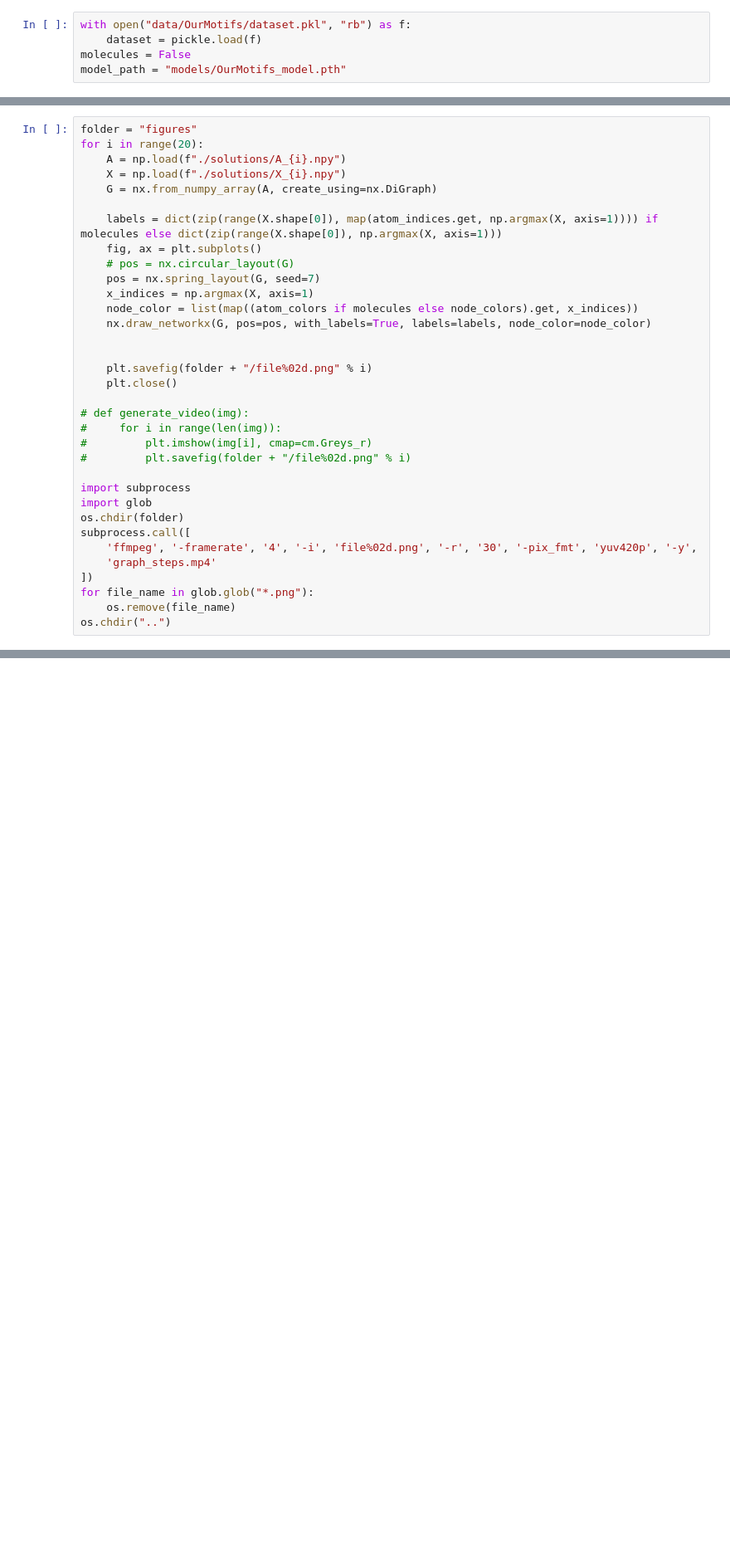
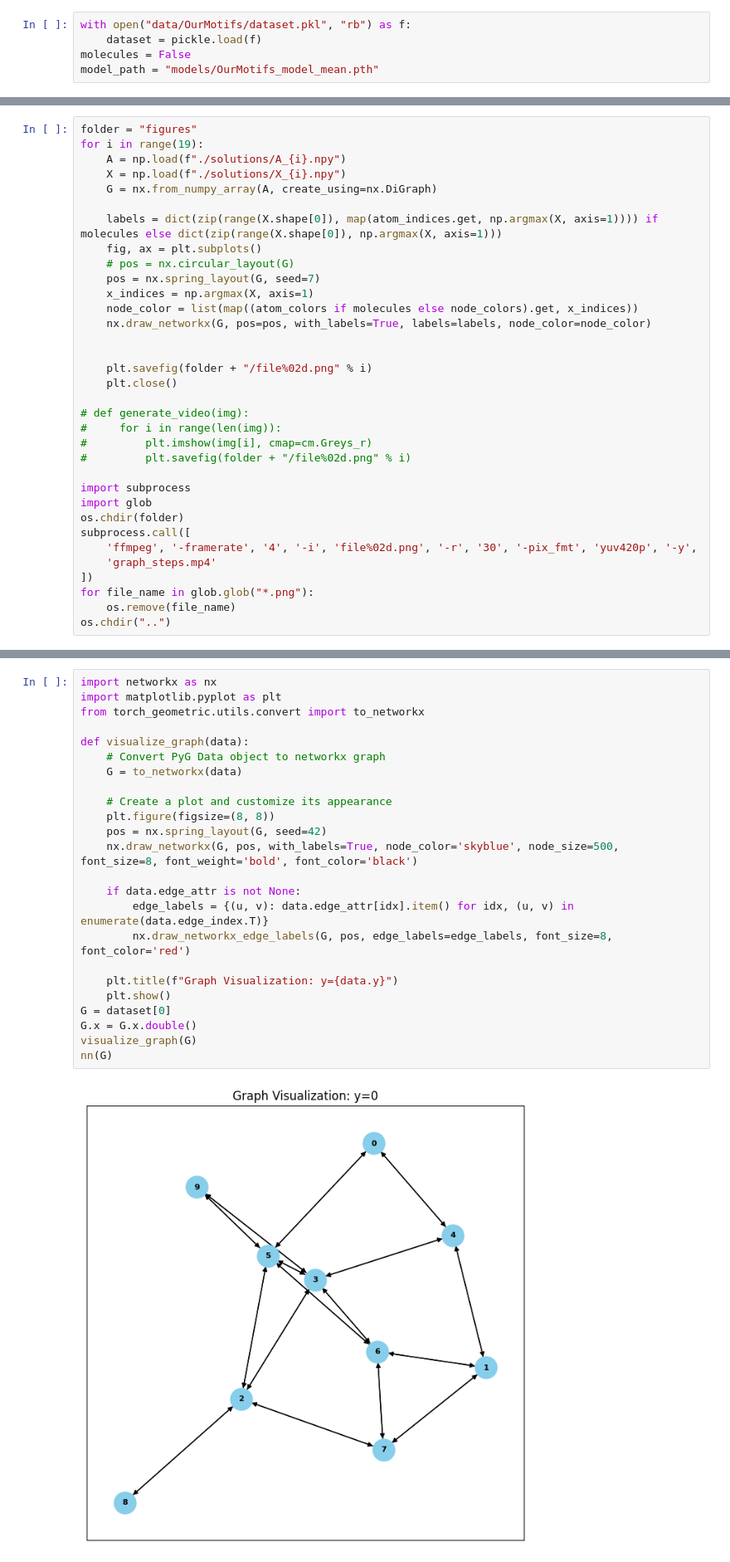
Before and after one commit to blake-gaines/MIPExplainer, a Jupyter notebook: visualize.ipynb, the cells around one changed output, grey strips where cells are left out. Shown at 83% size. Cells and saved outputs as stored; diff of their text form; blank space fills up the shorter version.

```diff
--- a/visualize.ipynb
+++ b/visualize.ipynb
@@ -55,7 +55,7 @@ model_path = "models/MUTAG_model.pth"
 with open("data/OurMotifs/dataset.pkl", "rb") as f:
     dataset = pickle.load(f)
 molecules = False
-model_path = "models/OurMotifs_model.pth"
+model_path = "models/OurMotifs_model_mean.pth"
 # %%
 num_node_features = dataset[0].x.shape[1]
 node_colors = {i:c for i,c in enumerate(random.choices(list(mcolors.CSS4_COLORS.values()), k=num_node_features))}
@@ -133,6 +130,6 @@ plt.close()
 # %%
 folder = "figures"
-for i in range(20):
+for i in range(19):
     A = np.load(f"./solutions/A_{i}.npy")
     X = np.load(f"./solutions/X_{i}.npy")
     G = nx.from_numpy_array(A, create_using=nx.DiGraph)
@@ -211,0 +213,26 @@ NN output given X [[ 10.45683497 -15.9252652 ]]
+# %%
+import networkx as nx
+import matplotlib.pyplot as plt
+from torch_geometric.utils.convert import to_networkx
+
+def visualize_graph(data):
+    # Convert PyG Data object to networkx graph
+    G = to_networkx(data)
+
+    # Create a plot and customize its appearance
+    plt.figure(figsize=(8, 8))
+    pos = nx.spring_layout(G, seed=42)
+    nx.draw_networkx(G, pos, with_labels=True, node_color='skyblue', node_size=500, font_size=8, font_weight='bold', font_color='black')
+
+    if data.edge_attr is not None:
+        edge_labels = {(u, v): data.edge_attr[idx].item() for idx, (u, v) in enumerate(data.edge_index.T)}
+        nx.draw_networkx_edge_labels(G, pos, edge_labels=edge_labels, font_size=8, font_color='red')
+
+    plt.title(f"Graph Visualization: y={data.y}")
+    plt.show()
+G = dataset[0]
+G.x = G.x.double()
+visualize_graph(G)
+nn(G)
+# %% [output]
+[figure, added]
```
Also changed, not shown: parts of 13 cells of this notebook, 4 other files.
